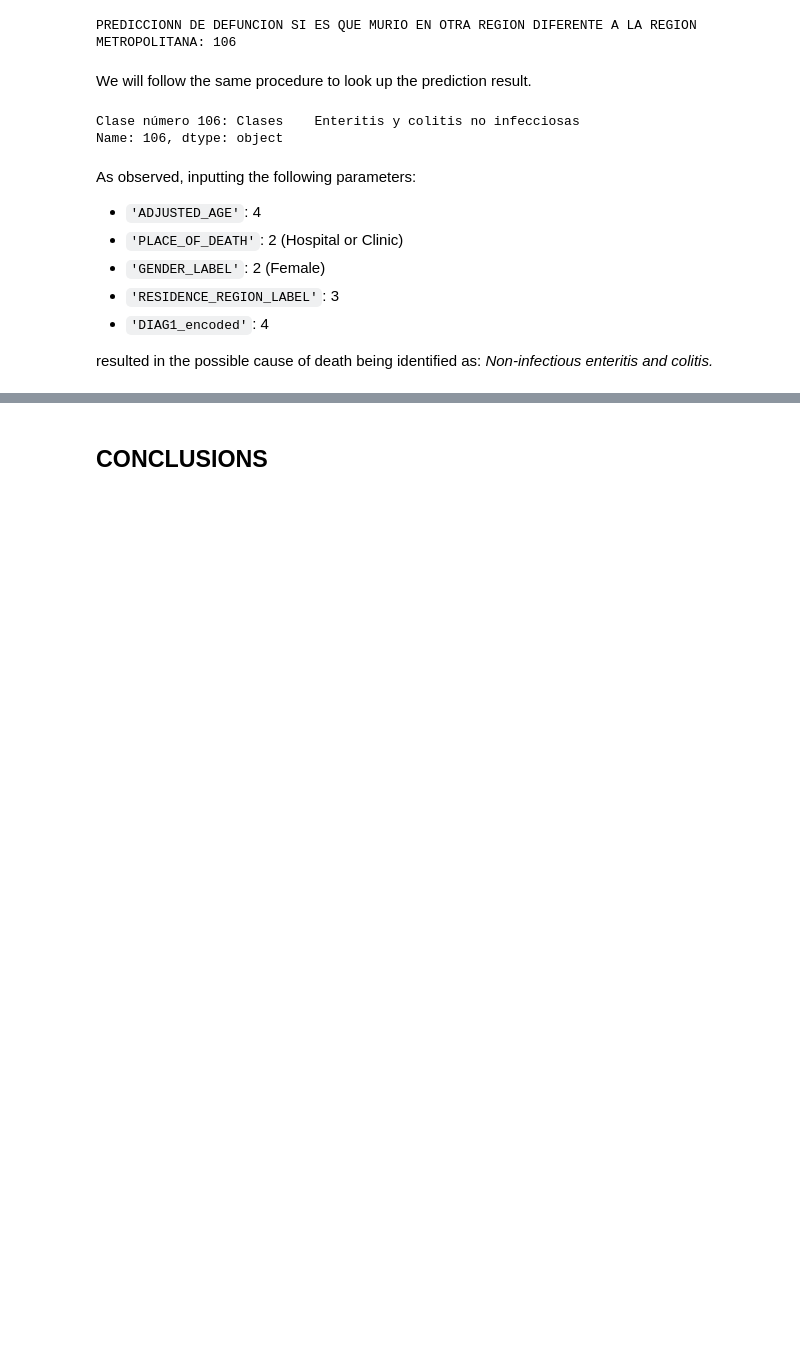
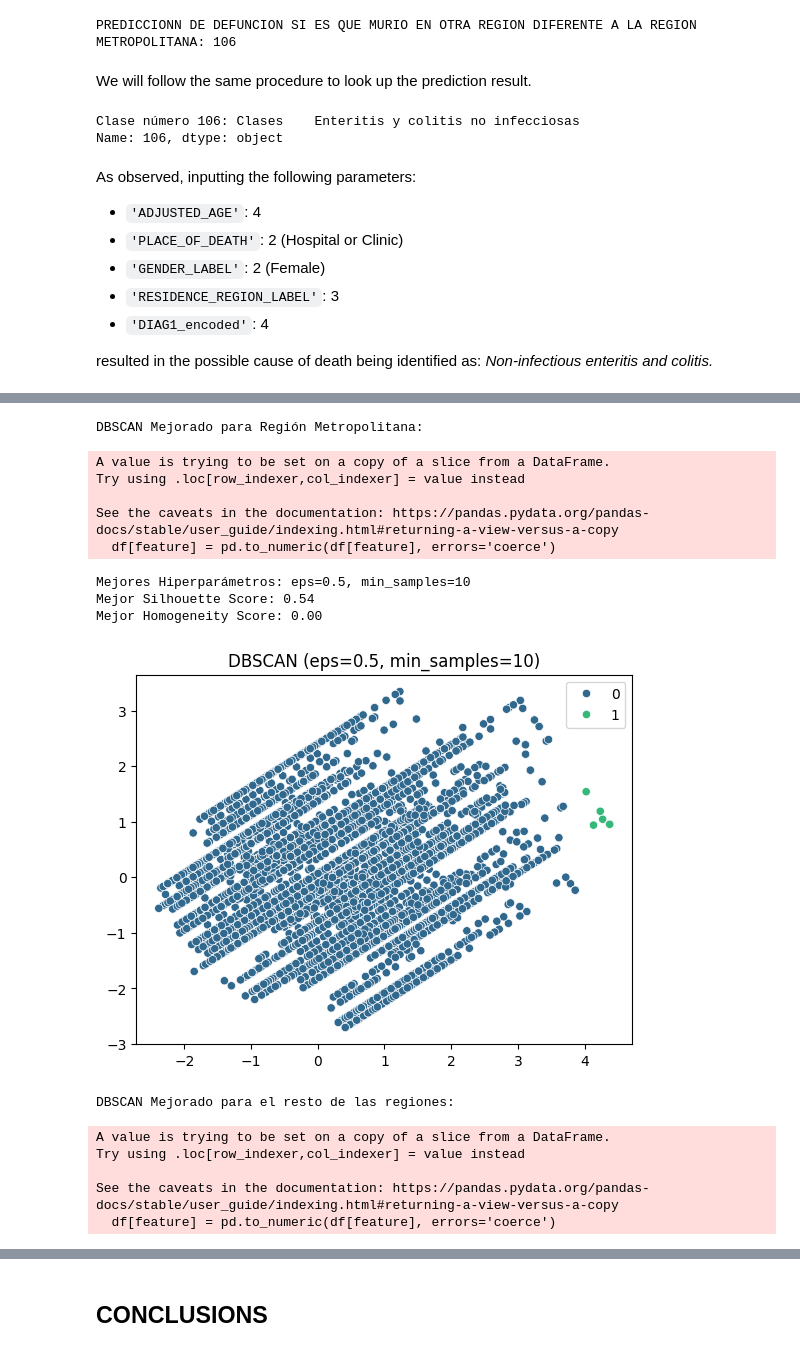
Before and after one commit to TitoD01/DefuncionesKedro, a Jupyter notebook: defuncioneskedro/notebooks/Copia_de_PROYECTO_DEFUNCIONES.ipynb, the cells around one changed output, grey strips where cells are left out. Saved outputs shown, nothing was run; the diff lists cells and outputs as text; code cells hidden in the pictures; blank space fills up the shorter version.

```diff
--- a/defuncioneskedro/notebooks/Copia_de_PROYECTO_DEFUNCIONES.ipynb
+++ b/defuncioneskedro/notebooks/Copia_de_PROYECTO_DEFUNCIONES.ipynb
@@ -1732,0 +1869,80 @@ resulted in the possible cause of death being identified as: *Non-infectious ent
+# %%
+from sklearn.cluster import DBSCAN
+from sklearn.decomposition import PCA
+from sklearn.metrics import silhouette_score, homogeneity_score
+
+def train_evaluate_dbscan(df, sample_frac=0.1):
+    features = ['EDAD_AJUSTADA', 'LUGAR_DEFUNCION', 'GLOSA_SEXO', 'GLOSA_REG_RES', 'DIAG1_encoded']
+    target = 'GRUPO_DIAG1_ENCODED'
+
+    for feature in features:
+        df[feature] = pd.to_numeric(df[feature], errors='coerce')
+
+    df_sampled = df.sample(frac=sample_frac, random_state=42)
+    X = df_sampled[features]
+    y = df_sampled[target] - 1
+
+    scaler = StandardScaler()
+    X_scaled = scaler.fit_transform(X)
+
+    # Reducción de dimensionalidad
+    pca = PCA(n_components=2)
+    X_pca = pca.fit_transform(X_scaled)
+
+    # Ajuste de hiperparámetros
+    best_silhouette = -1
+    best_homogeneity = -1
+    best_model = None
+    best_labels = None
+
+    for eps in [0.5, 1.0, 1.5, 2.0]:
+        for min_samples in [3, 5, 10]:
+            dbscan_model = DBSCAN(eps=eps, min_samples=min_samples)
+            y_dbscan = dbscan_model.fit_predict(X_pca)
+
+            # Calcular métricas solo si hay más de 1 clúster identificado
+            if len(set(y_dbscan)) > 1 and -1 not in y_dbscan:
+                silhouette_dbscan = silhouette_score(X_pca, y_dbscan)
+                homogeneity_dbscan = homogeneity_score(y, y_dbscan)
+
+                # Actualizar el mejor modelo basado en Silhouette y Homogeneity
+                if silhouette_dbscan > best_silhouette or homogeneity_dbscan > best_homogeneity:
+                    best_silhouette = silhouette_dbscan
+                    best_homogeneity = homogeneity_dbscan
+                    best_model = (eps, min_samples)
+                    best_labels = y_dbscan
+
+    if best_model:
+        print(f"Mejores Hiperparámetros: eps={best_model[0]}, min_samples={best_model[1]}")
+        print(f"Mejor Silhouette Score: {best_silhouette:.2f}")
+        print(f"Mejor Homogeneity Score: {best_homogeneity:.2f}")
+
+        sns.scatterplot(x=X_pca[:, 0], y=X_pca[:, 1], hue=best_labels, palette='viridis', legend='full')
+        plt.title(f"DBSCAN (eps={best_model[0]}, min_samples={best_model[1]})")
+        plt.show()
+    else:
+        print("No se encontraron configuraciones de hiperparámetros que generen clústeres válidos.")
+# Región Metropolitana
+print("DBSCAN Mejorado para Región Metropolitana:")
+train_evaluate_dbscan(df_region_13)
+
+# Otras Regiones
+print("DBSCAN Mejorado para el resto de las regiones:")
+train_evaluate_dbscan(df_otras_regiones)
+# %% [output]
+DBSCAN Mejorado para Región Metropolitana:
+A value is trying to be set on a copy of a slice from a DataFrame.
+Try using .loc[row_indexer,col_indexer] = value instead
+
+See the caveats in the documentation: https://pandas.pydata.org/pandas-docs/stable/user_guide/indexing.html#returning-a-view-versus-a-copy
+  df[feature] = pd.to_numeric(df[feature], errors='coerce')
+Mejores Hiperparámetros: eps=0.5, min_samples=10
+Mejor Silhouette Score: 0.54
+Mejor Homogeneity Score: 0.00
+[figure, added]
+DBSCAN Mejorado para el resto de las regiones:
+A value is trying to be set on a copy of a slice from a DataFrame.
+Try using .loc[row_indexer,col_indexer] = value instead
+
+See the caveats in the documentation: https://pandas.pydata.org/pandas-docs/stable/user_guide/indexing.html#returning-a-view-versus-a-copy
+  df[feature] = pd.to_numeric(df[feature], errors='coerce')
```
Also changed, not shown: parts of 14 cells of this notebook.
